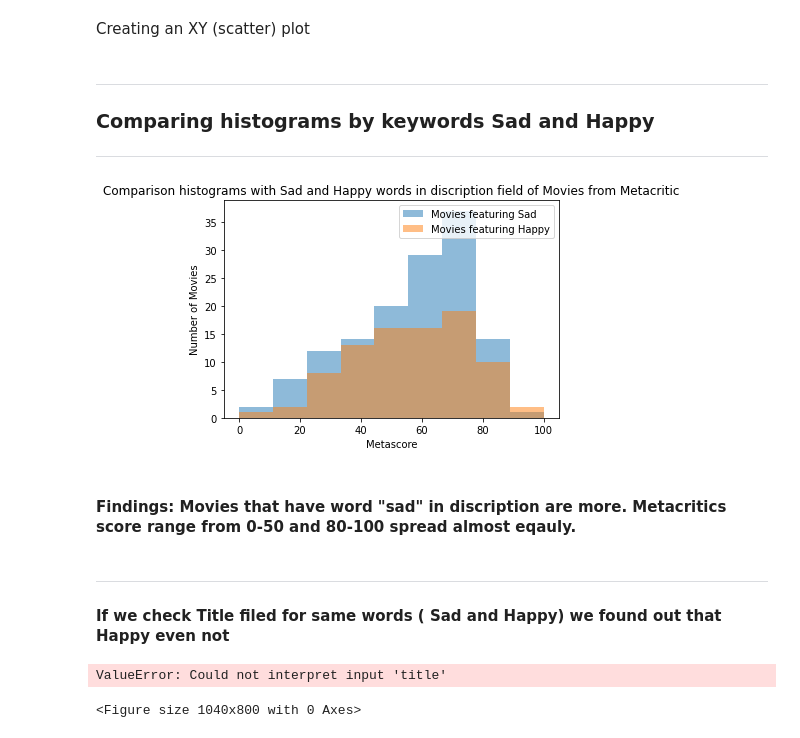
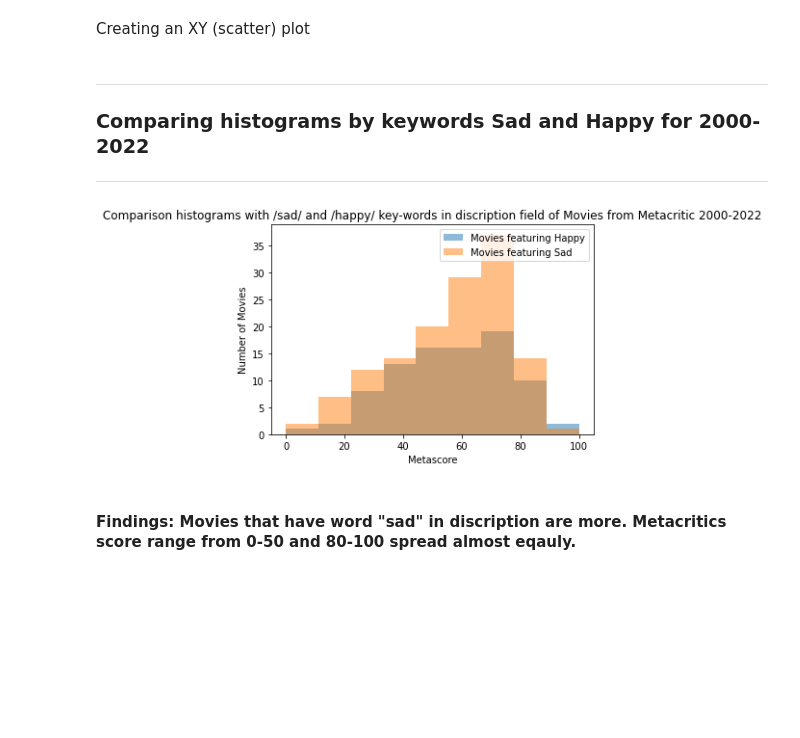
Before and after one commit to natasadkov/Movie-Analysis, a Jupyter notebook: FinalProject.ipynb, the cells around one changed output. Drawn from its saved outputs; the diff is of its cells as text; code cells hidden in the pictures; blank space fills up the shorter version.

```diff
--- a/FinalProject.ipynb
+++ b/FinalProject.ipynb
@@ -171,43 +171,29 @@ metacritic.to_excel (r'metacritic.xlsx', sheet_name='movies-1', index = False, h
 Creating an XY (scatter) plot
 # %% [markdown]
 ***
-### Comparing histograms by keywords Sad and Happy
+### Comparing histograms by keywords Sad and Happy for 2000-2022
 ***
 # %%
 from matplotlib import pyplot
 from matplotlib.ticker import FormatStrFormatter
 import numpy
 
 # Retrieve metascore for happy and sad in description
 scores_happy = metacritic[metacritic['description'].str.contains("happy")].metascore
 scores_sad = metacritic[metacritic['description'].str.contains("sad")].metascore
 
-
 # Plot into buckets
 bins = numpy.linspace(0, 100, 10)
-pyplot.title("Comparison histograms with Sad and Happy words in discription field of Movies from Metacritic")
+pyplot.title("Comparison histograms with /sad/ and /happy/ key-words in discription field of Movies from Metacritic 2000-2022")
 pyplot.xlabel('Metascore')
 pyplot.ylabel('Number of Movies')
+pyplot.hist (scores_happy, bins, alpha=0.5, label='Movies featuring Happy')
 pyplot.hist (scores_sad, bins, alpha=0.5, label='Movies featuring Sad')
-pyplot.hist (scores_happy, bins, alpha=0.5, label='Movies featuring Happy')
+
 pyplot.legend (loc='upper right')
 
 pyplot.show()
 # %% [output]
-[figure, old version]
+[figure, new version]
 # %% [markdown]
 #### Findings: Movies that have word "sad" in discription are more. Metacritics score range from 0-50 and 80-100 spread almost eqauly.
-# %% [markdown]
-***
-#### If we check Title filed for same words ( Sad and Happy) we found out that Happy even not
-# %%
-from matplotlib import pyplot
-plt.figure(figsize=(13,10), dpi= 80)
-sns.violinplot(x='title', y='year', data=df, scale='width', inner='quartile')
-
-# Decoration
-plt.title('Violin Plot of Highway Mileage by Vehicle Class', fontsize=22)
-plt.show()
-# %% [output]
-ValueError: Could not interpret input 'title'
-<Figure size 1040x800 with 0 Axes>
```
Also changed, not shown: parts of 3 cells of this notebook.
